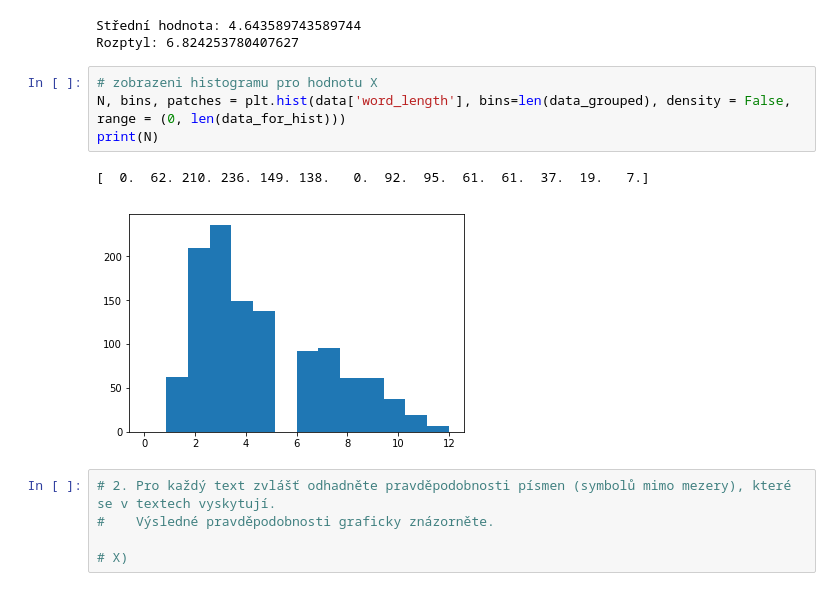
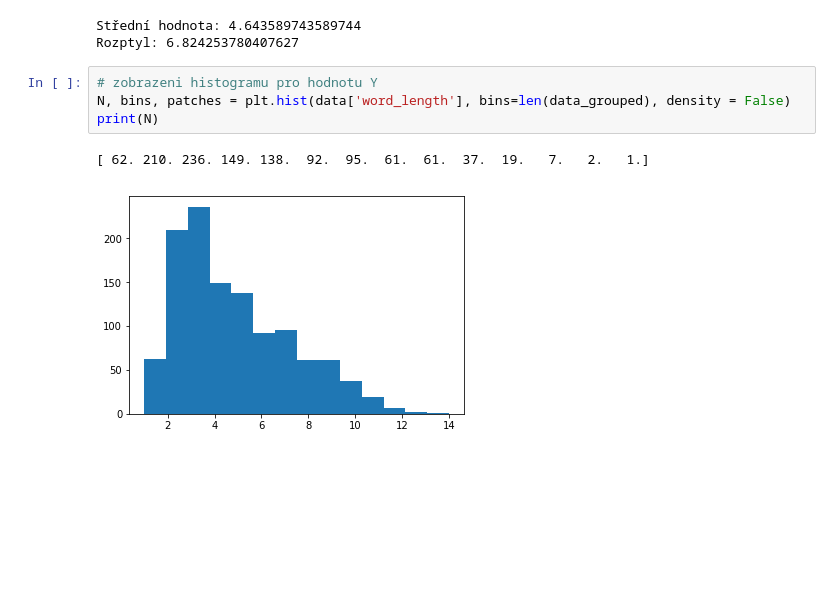
Before and after one commit to JanMate/MI-SPI, a Jupyter notebook: SPI_HW1.ipynb, the cells around one changed output. Cells and saved outputs as stored; diff of their text form; blank space fills up the shorter version.

```diff
--- a/SPI_HW1.ipynb
+++ b/SPI_HW1.ipynb
@@ -109,14 +121,9 @@ print('Rozptyl: ' + str(np.var(data['word_length'])))
 Střední hodnota: 4.643589743589744
 Rozptyl: 6.824253780407627
 # %%
-# zobrazeni histogramu pro hodnotu X
-N, bins, patches = plt.hist(data['word_length'], bins=len(data_grouped), density = False, range = (0, len(data_for_hist)))
+# zobrazeni histogramu pro hodnotu Y
+N, bins, patches = plt.hist(data['word_length'], bins=len(data_grouped), density = False)
 print(N)
 # %% [output]
-[  0.  62. 210. 236. 149. 138.   0.  92.  95.  61.  61.  37.  19.   7.]
+[ 62. 210. 236. 149. 138.  92.  95.  61.  61.  37.  19.   7.   2.   1.]
-[figure, old version]
+[figure, new version]
-# %%
-# 2. Pro každý text zvlášť odhadněte pravděpodobnosti písmen (symbolů mimo mezery), které se v textech vyskytují.
-#    Výsledné pravděpodobnosti graficky znázorněte.
-
-# X)
```
Also changed, not shown: parts of 9 cells of this notebook.
